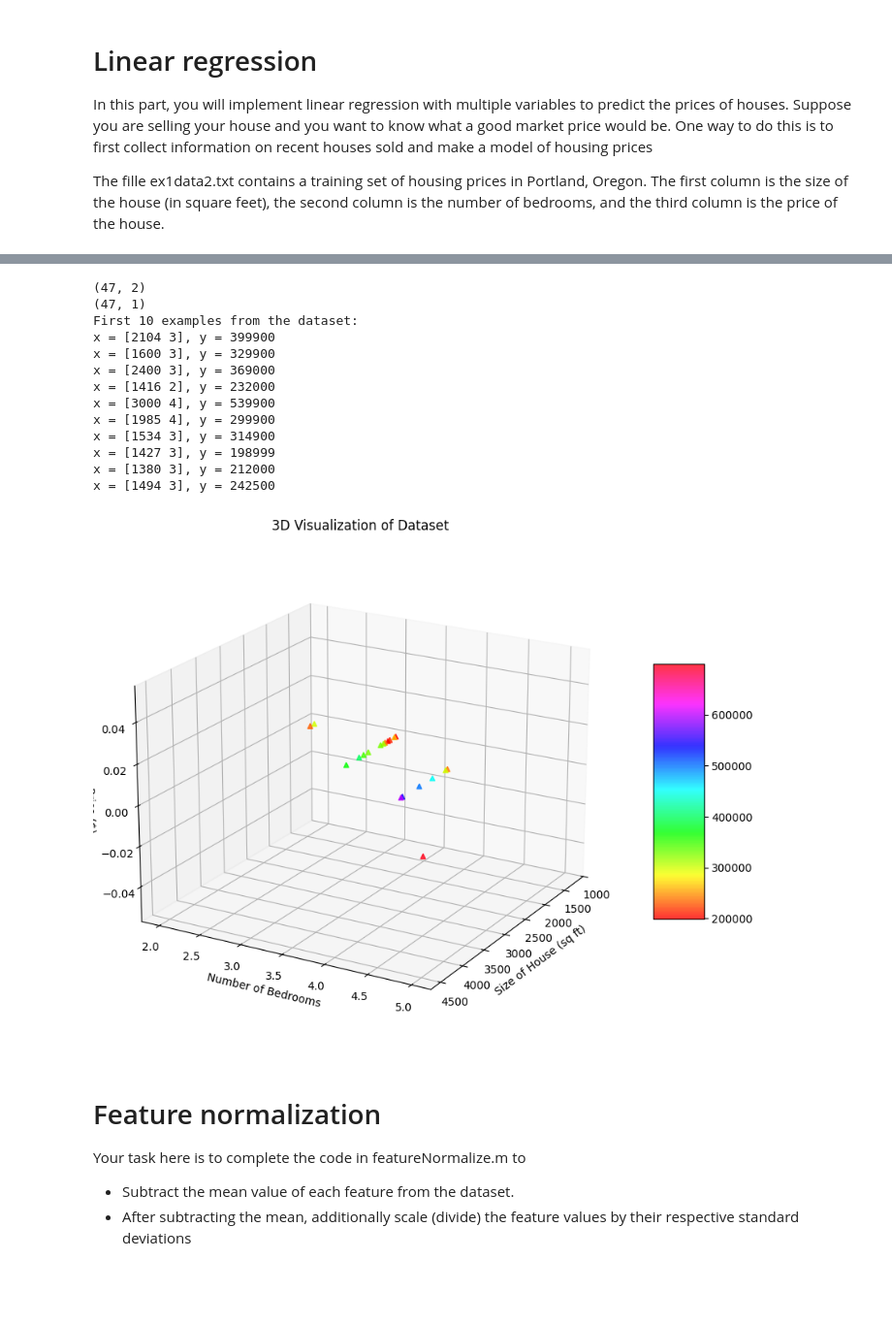
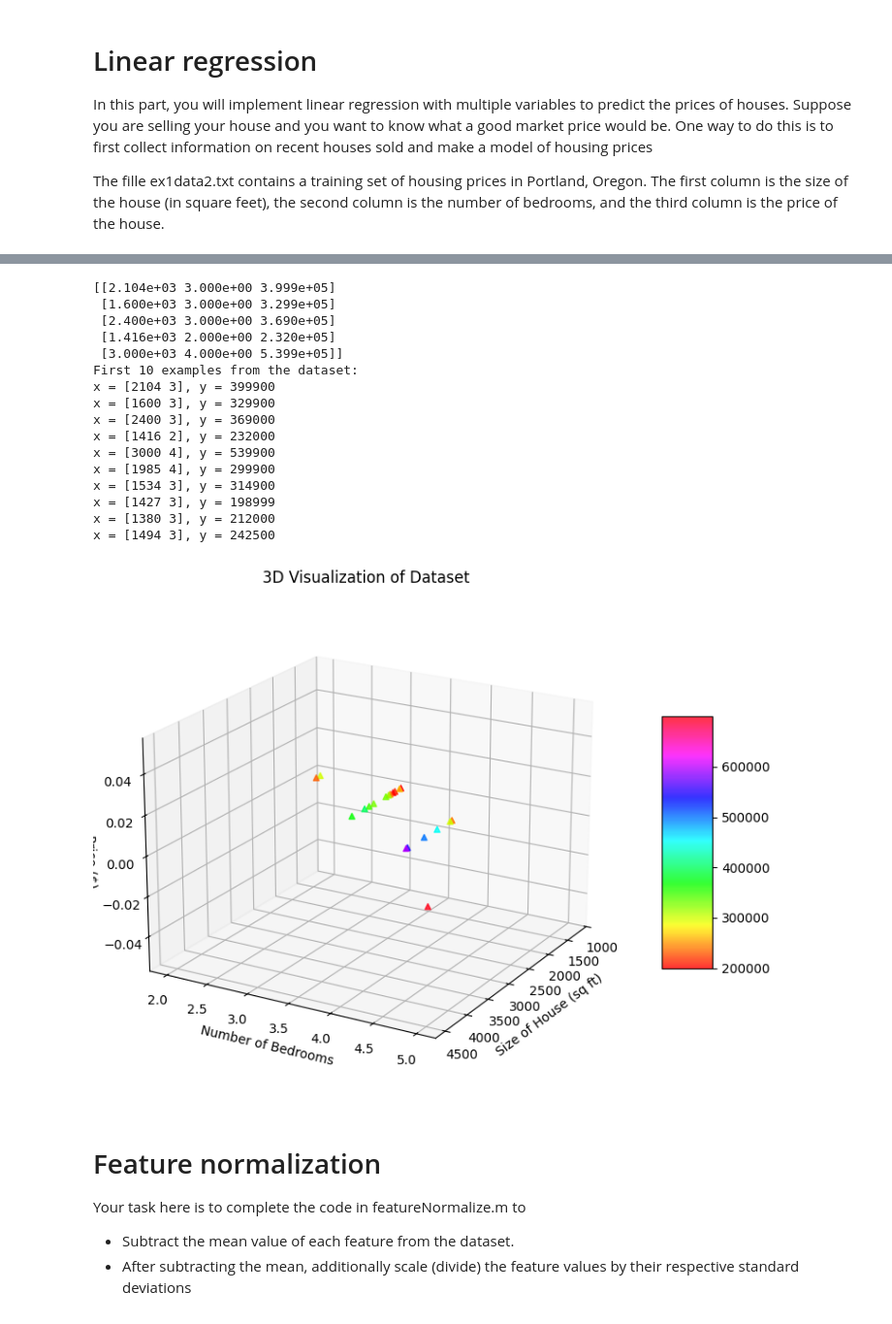
Before and after one commit to Rubiores/regression, a Jupyter notebook: Regression_multilinear.ipynb, the cells around one changed output, grey strips where cells are left out. Shown at 97% size. Drawn from its saved outputs; the diff is of its cells as text; code cells hidden in the pictures; blank space fills up the shorter version.

```diff
--- a/Regression_multilinear.ipynb
+++ b/Regression_multilinear.ipynb
@@ -26,14 +18,18 @@ import matplotlib.pyplot as plt
 data = np.loadtxt('ex1data2.txt', delimiter=',')  # Load the text file with a comma as a delimiter
 print(data[0:5,:])
 #load the data a create a np vectors X and y
-
+X = data[:, 0:2]  # First column
+y = data[:, 2:]  # Second column
 
 print('First 10 examples from the dataset:')
 for i in range(10):
      print(f'x = [{X[i, 0]:.0f} {X[i, 1]:.0f}], y = {y[i,0].item():.0f}')
 # %% [output]
-(47, 2)
-(47, 1)
+[[2.104e+03 3.000e+00 3.999e+05]
+ [1.600e+03 3.000e+00 3.299e+05]
+ [2.400e+03 3.000e+00 3.690e+05]
+ [1.416e+03 2.000e+00 2.320e+05]
+ [3.000e+03 4.000e+00 5.399e+05]]
 First 10 examples from the dataset:
 x = [2104 3], y = 399900
 x = [1600 3], y = 329900
@@ -48,32 +44,32 @@ x = [1494 3], y = 242500
 # %%
 # ==================== Part 1: Plotting ====================
 import matplotlib.pyplot as plt
 from mpl_toolkits.mplot3d import Axes3D
 
-fig = plt.figure(figsize=(10, 7))
+fig = plt.figure(figsize=(10, 6))
 ax = fig.add_subplot(111, projection='3d')
 
 # Plot the points with red x markers
 my_cmap = plt.get_cmap('hsv')
 sctt = ax.scatter3D(X[0:20, 0], X[0:20, 1],
                     alpha = 0.8,
                     c = y[0:20,0],
                     cmap = my_cmap,
                     marker ='^')
 # Label axes
 ax.set_xlabel('Size of House (sq ft)')
 ax.set_ylabel('Number of Bedrooms')
 ax.set_zlabel('Price ($)')
 fig.colorbar(sctt, ax = ax, shrink = 0.5, aspect = 5)
 # Set grid and view angle similar to MATLAB
 ax.view_init(elev=20, azim=30)
 ax.grid(True)
 
 plt.title('3D Visualization of Dataset')
 plt.tight_layout()
 plt.show()
 # %% [output]
-[figure, old version]
+[figure, new version]
 # %% [markdown]
 # Feature normalization
 
```
Also changed, not shown: parts of 9 cells of this notebook, 1 other file.
